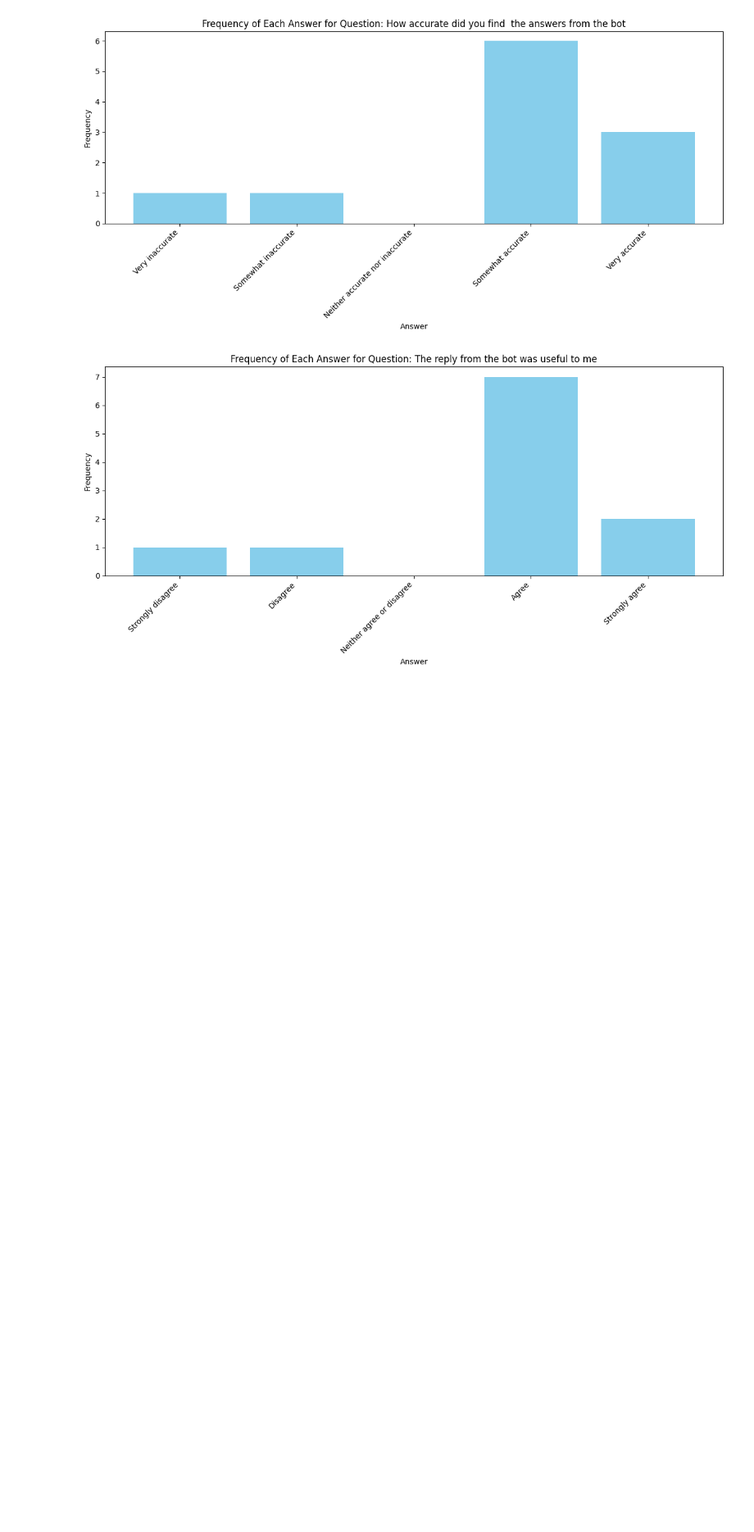
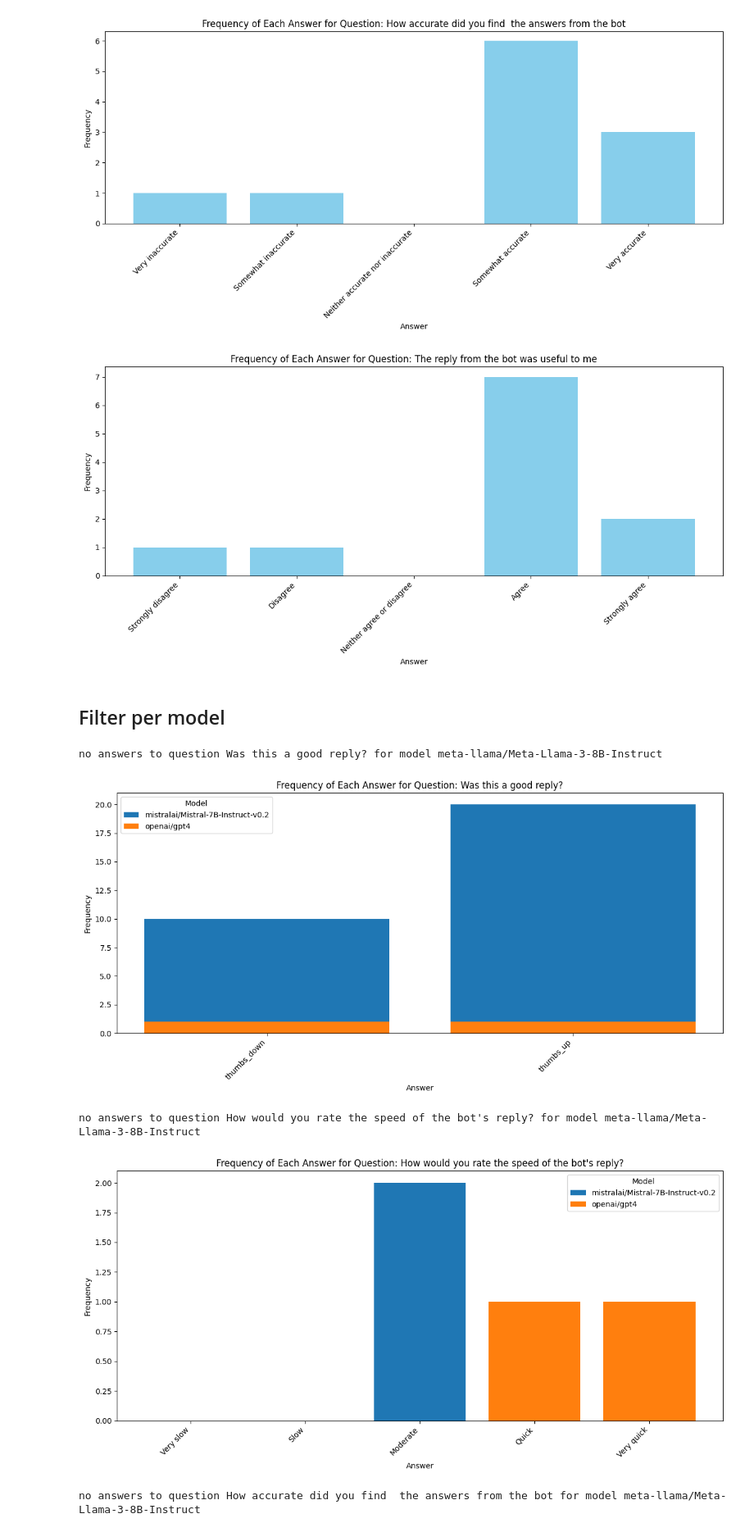
Before and after one commit to nattvara/DA231X, a Jupyter notebook: results/notebooks/feedback.ipynb, the cells around one changed output. Shown at 82% size. Saved outputs shown, nothing was run; the diff lists cells and outputs as text; code cells hidden in the pictures; blank space fills up the shorter version.

Commit message:
add plots for feedback breakdown per model

```diff
--- a/results/notebooks/feedback.ipynb
+++ b/results/notebooks/feedback.ipynb
@@ -107,3 +107,58 @@ for question in questions:
 [figure]
 [figure]
 [figure]
+# %% [markdown]
+## Filter per model
+# %%
+df_feedback_questions = dataframes['feedback_questions']
+df_feedback = dataframes['feedback']
+df_chats = dataframes['chats']
+
+df_feedback['created_at'] = pd.to_datetime(df_feedback['created_at'])
+
+df_merged_feedback = pd.merge(df_feedback, df_feedback_questions, left_on='feedback_question_id', right_on='id', how='left', suffixes=('', '_question'))
+
+df_merged_feedback = df_merged_feedback[['feedback_question_id', 'answer', 'question_en', 'message_id']]
+df_merged_feedback = df_merged_feedback[~df_merged_feedback['answer'].isin(['UNANSWERED'])]
+
+df_merged_feedback = pd.merge(df_merged_feedback, df_chats[['id', 'llm_model_name']], left_on='message_id', right_on='id', how='left', suffixes=('', '_chat'))
+
+df_merged_feedback = df_merged_feedback.dropna(subset=['llm_model_name'])
+
+questions = df_merged_feedback['question_en'].unique()
+models = df_merged_feedback['llm_model_name'].unique()
+
+for question in questions:
+    plt.figure(figsize=(12, 6))
+
+    for model in models:
+        model_data = df_merged_feedback[df_merged_feedback['llm_model_name'] == model]
+        question_id = None
+        try:
+            question_id = model_data[model_data['question_en'] == question]['feedback_question_id'].iloc[0]
+        except IndexError:
+            print(f'no answers to question {question} for model {model}')
+            continue
+
+        choices_data = df_feedback_questions[df_feedback_questions['id'] == question_id]['extra_data_en'].iloc[0]
+        choices = choices_data["choices"]
+        question_data = model_data[model_data['question_en'] == question]
+
+        answer_frequency = question_data.groupby('answer').size().reindex(choices, fill_value=0).reset_index(name='count')
+
+        plt.bar(answer_frequency['answer'], answer_frequency['count'], label=model)
+
+    plt.title(f'Frequency of Each Answer for Question: {question}')
+    plt.xlabel('Answer')
+    plt.ylabel('Frequency')
+    plt.xticks(rotation=45, ha='right')
+    plt.tight_layout()
+    plt.gca().invert_xaxis()
+    plt.legend(title='Model')
+    plt.show()
+# %% [output]
+no answers to question Was this a good reply? for model meta-llama/Meta-Llama-3-8B-Instruct
+[figure, added]
+no answers to question How would you rate the speed of the bot's reply? for model meta-llama/Meta-Llama-3-8B-Instruct
+[figure, added]
+no answers to question How accurate did you find  the answers from the bot for model meta-llama/Meta-Llama-3-8B-Instruct
```
Also changed, not shown: parts of 1 cell of this notebook.
